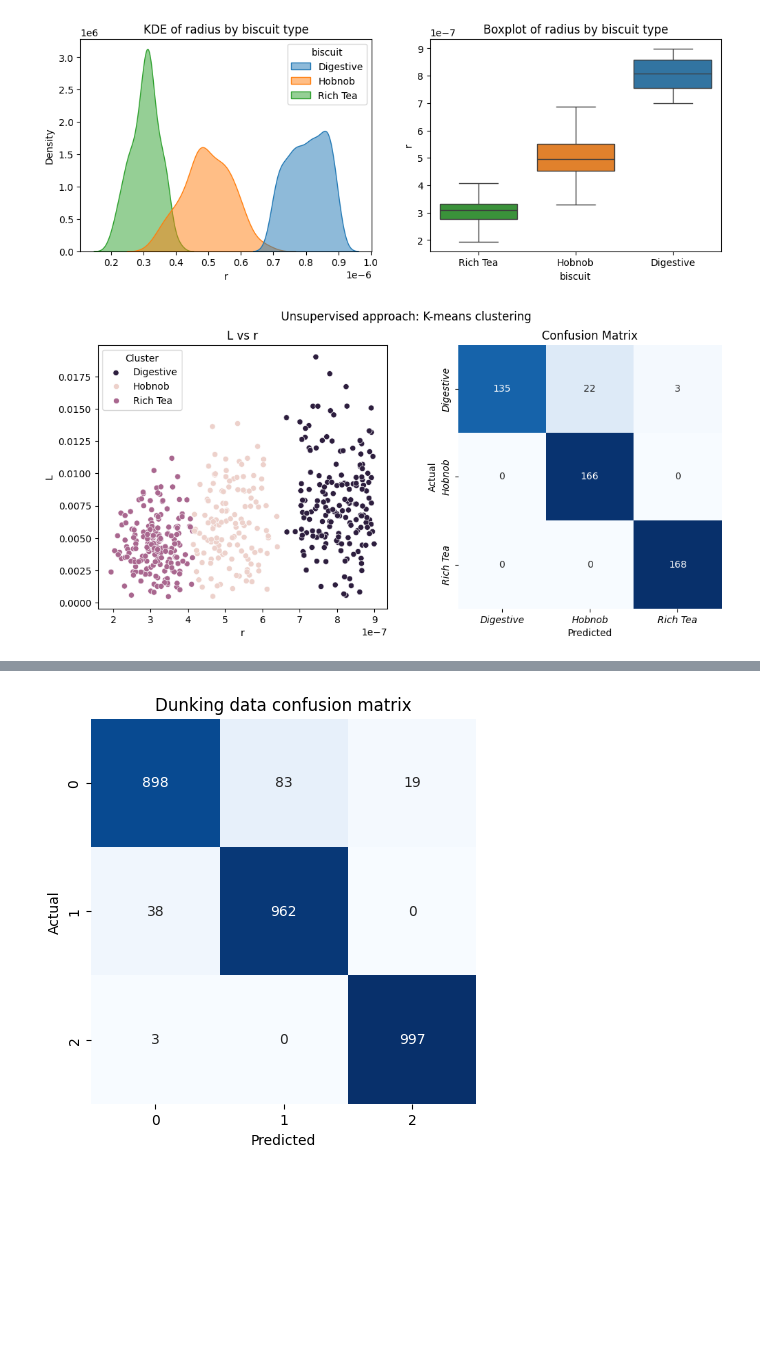
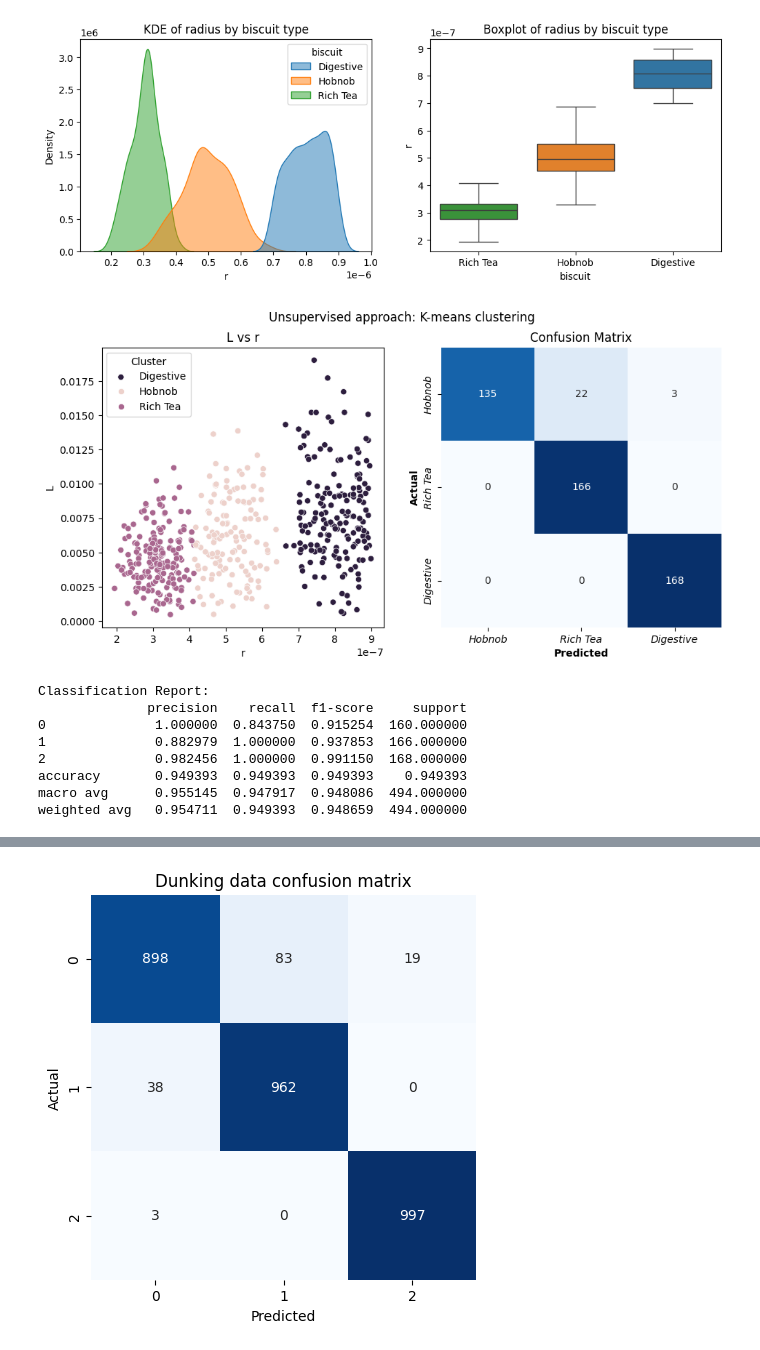
Before and after one commit to kon-218/biscuit_analysis, a Jupyter notebook: code3.ipynb, the cells around one changed output, grey strips where cells are left out. Cells and saved outputs as stored; diff of their text form; code cells hidden in the pictures; blank space fills up the shorter version.

Commit message:
Fix: Plots

```diff
--- a/code3.ipynb
+++ b/code3.ipynb
@@ -172,6 +172,7 @@ plt.show()
 # K-means clustering of the data using 3 clusters
 
 from sklearn.cluster import KMeans
+from sklearn.metrics import classification_report
 
 # Select the columns to cluster on
 X = df_no_outliers[['r']]
@@ -180,40 +181,61 @@ kmeans = KMeans(n_clusters=3, n_init='auto', random_state=0).fit(X)
 # Add the cluster labels to the dataframe
 df_no_outliers['cluster'] = kmeans.labels_
 
-fig,axs = plt.subplots(1,2,figsize=(12,5))
+fig,axs = plt.subplots(1,2,figsize=(11,5))
 
 # Plot the clusters
 sns.scatterplot(data=df_no_outliers, x='r', y='L', hue='cluster', ax = axs[0])
 axs[0].set_title('L vs r')
 # Transform labels to biscuit names for better readability
 axs[0].legend(title='Cluster', labels=["Digestive", "Hobnob", "Rich Tea"])
 
 # Compare accuracy of predictions with actual biscuit types
 
 # Create a dictionary to map cluster labels to biscuit types
 cluster_to_biscuit = {'Digestive': 2, 'Hobnob': 0, 'Rich Tea': 1}
 
 # Map the cluster labels to biscuit types
 df_no_outliers['biscuit_encoded'] = df_no_outliers['biscuit'].map(cluster_to_biscuit)
 dunking_data['biscuit_encoded'] = dunking_data['biscuit'].map(cluster_to_biscuit)
 
 from sklearn.metrics import confusion_matrix
 
 conf_mat = confusion_matrix(df_no_outliers['biscuit_encoded'], df_no_outliers['cluster'])
 
 # Plot confusion matrix
 sns.heatmap(conf_mat, annot=True, fmt='d', cmap='Blues', cbar=False, square=True, ax = axs[1])
+
+# Sort the keys of the dictionary
+sorted_keys = sorted(cluster_to_biscuit, key=cluster_to_biscuit.get)
+
 # Set x-tick and y-tick labels to biscuit names
-axs[1].set_xticklabels(cluster_to_biscuit.keys(),fontdict={'fontstyle': 'italic'})
-axs[1].set_yticklabels(cluster_to_biscuit.keys(),fontdict={'fontstyle': 'italic'})
+axs[1].set_xticklabels(sorted_keys, fontdict={'fontstyle': 'italic'})
+axs[1].set_yticklabels(sorted_keys, fontdict={'fontstyle': 'italic'})
+
 # Axis labels
-plt.xlabel('Predicted')
-plt.ylabel('Actual')
+plt.xlabel('Predicted', fontdict={"fontweight": "bold"})
+plt.ylabel('Actual', fontdict={"fontweight": "bold"})
 plt.title('Confusion Matrix')
 plt.suptitle("Unsupervised approach: K-means clustering")
 plt.show()
+
+# classification report
+report_dict = classification_report(df_no_outliers["biscuit_encoded"], df_no_outliers["cluster"], output_dict=True)
+
+report_df = pd.DataFrame(report_dict).transpose()
+
+print("\nClassification Report:")
+print(report_df)
 # %% [output]
-[figure, old version]
+[figure, new version]
+Classification Report:
+              precision    recall  f1-score     support
+0              1.000000  0.843750  0.915254  160.000000
+1              0.882979  1.000000  0.937853  166.000000
+2              0.982456  1.000000  0.991150  168.000000
+accuracy       0.949393  0.949393  0.949393    0.949393
+macro avg      0.955145  0.947917  0.948086  494.000000
+weighted avg   0.954711  0.949393  0.948659  494.000000
 # %%
 # What about a supervised classifier?
 
```
Also changed, not shown: parts of 16 cells of this notebook, 5 other files.
